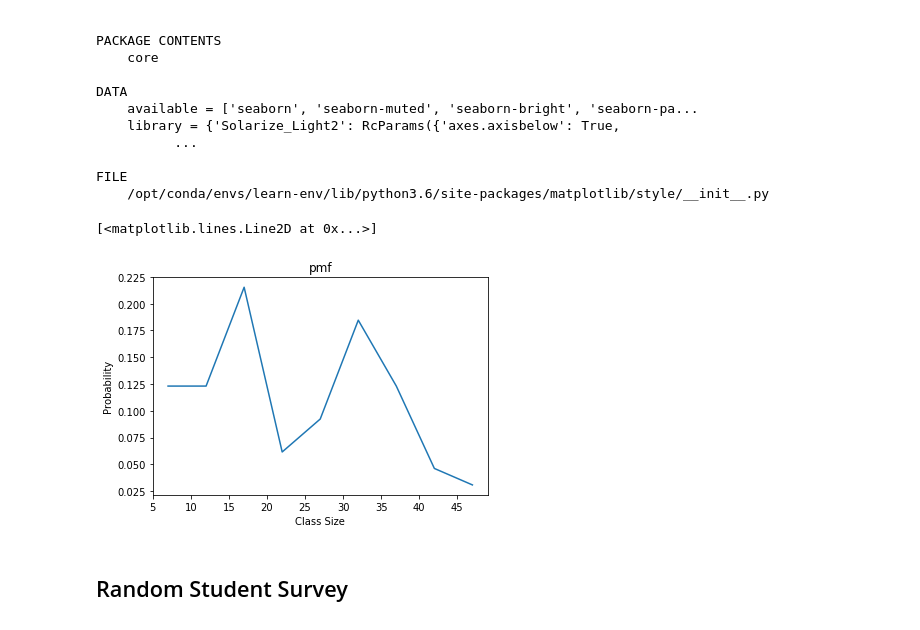
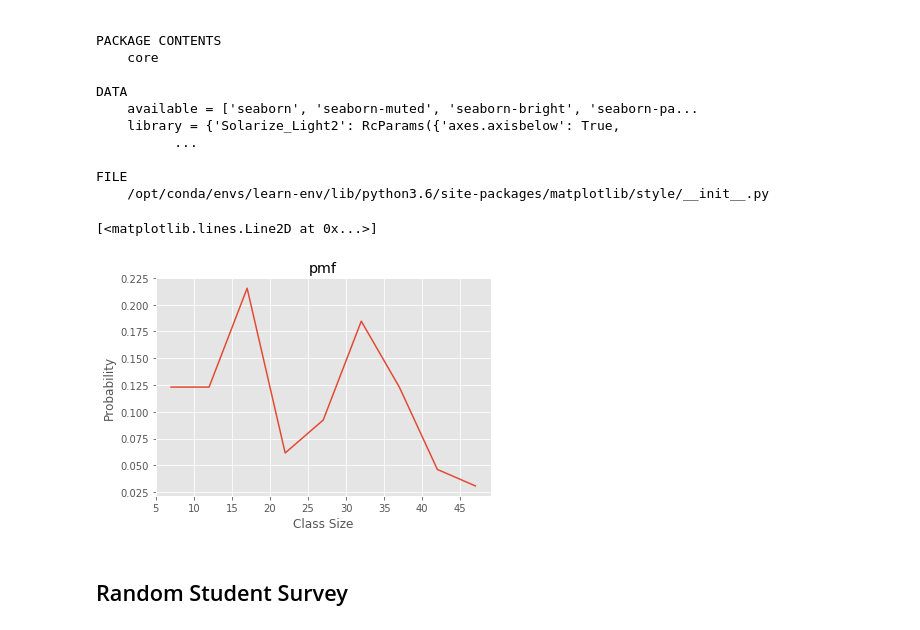
Before and after one commit to AR3441/dsc-1-09-07-the-probability-mass-function-lab-nyc-ds-career-031119, a Jupyter notebook: index.ipynb, the cells around one changed output. Cells and saved outputs as stored; diff of their text form; code cells hidden in the pictures.

```diff
--- a/index.ipynb
+++ b/index.ipynb
@@ -127,14 +127,14 @@ FILE
 # %%
 import matplotlib.pyplot as plt
 plt.figure
-plt.style.use('ggp')
+plt.style.use('ggplot')
 plt.xlabel('Class Size')
 plt.ylabel('Probability')
 plt.title('pmf')
 plt.plot(sizes, pmf)
 # %% [output]
 [<matplotlib.lines.Line2D at 0x...>]
-[figure, old version]
+[figure, new version]
 # %% [markdown]
 ## Random Student Survey
 # %% [markdown]
```
